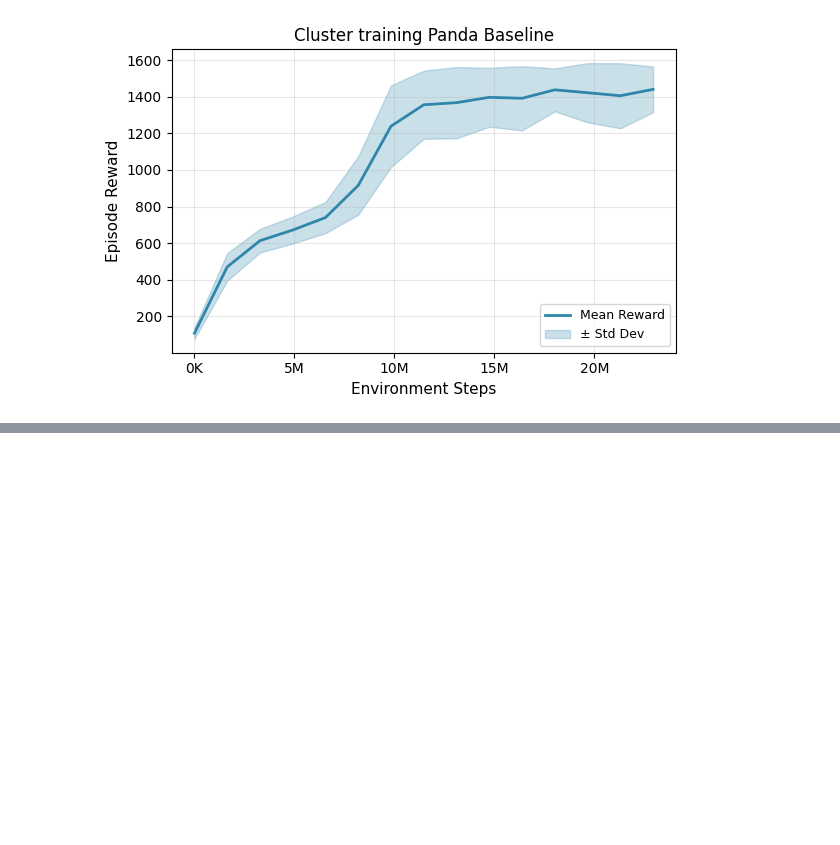
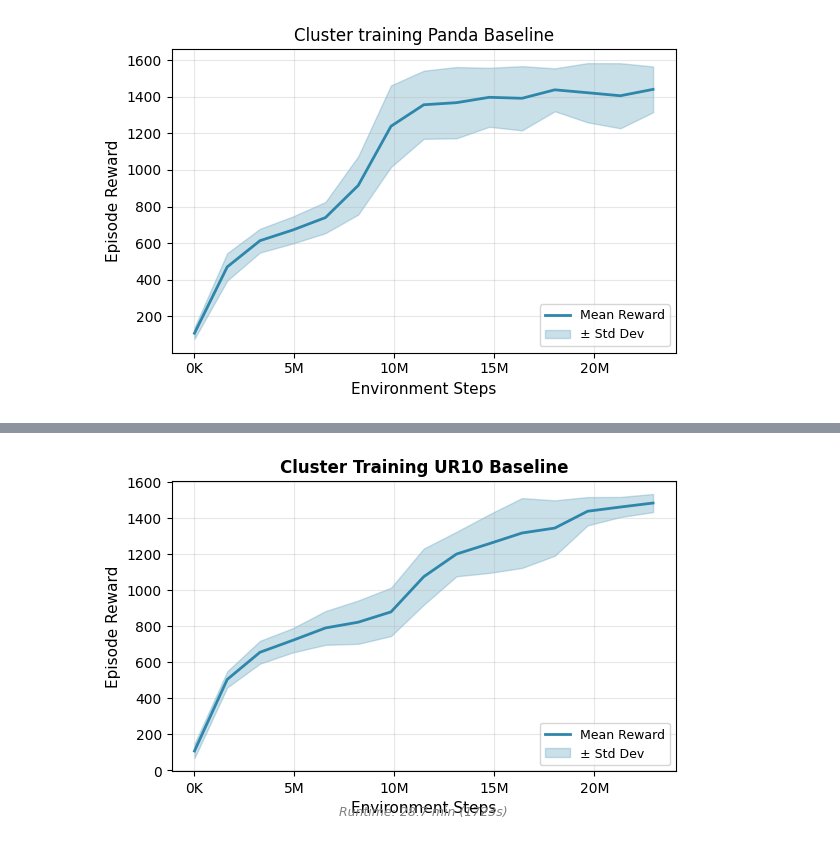
Before and after one commit to weissma6/my_mujoco_playground, a Jupyter notebook: evaluation/Show_Graphs.ipynb, the cells around one changed output, grey strips where cells are left out. Cells and saved outputs as stored; diff of their text form; code cells hidden in the pictures; blank space fills up the shorter version.

```diff
--- a/evaluation/Show_Graphs.ipynb
+++ b/evaluation/Show_Graphs.ipynb
@@ -4,21 +4,21 @@ import os
 
 api = wandb.Api()
 
-# List all runs in your project
-runs = api.runs("weissma6-zhaw-school-of-engineering/UR10_pick_ppo")
+# # List all runs in your project
+# runs = api.runs("weissma6-zhaw-school-of-engineering/UR10_pick_ppo")
 
-print("Available runs:")
-for run in runs:
-    print(f"  ID: {run.id}  |  Name: {run.name}  |  State: {run.state}")
+# print("Available runs:")
+# for run in runs:
+#     print(f"  ID: {run.id}  |  Name: {run.name}  |  State: {run.state}")
 
 
+# '''
+# This will show you the exact run IDs. Common issues:
+
+# 1. **Run name ≠ Run ID** — W&B has both `run.name` (display name) and `run.id` (unique identifier). You might be using the name instead of the ID.
+
+# 2. **Check in W&B UI** — Go to your run's page, the URL will §be:
+
+# https://wandb.ai/weissma6/UR10_pick_ppo/runs/<actual_run_id>
 '''
-This will show you the exact run IDs. Common issues:
-
-1. **Run name ≠ Run ID** — W&B has both `run.name` (display name) and `run.id` (unique identifier). You might be using the name instead of the ID.
-
-2. **Check in W&B UI** — Go to your run's page, the URL will §be:
-
-https://wandb.ai/weissma6/UR10_pick_ppo/runs/<actual_run_id>
-'''
 # %% [output]
@@ -104,14 +105,3 @@ plt.savefig("reward_comparison.png", bbox_inches="tight", dpi=300)
 plt.show()
 # %% [output]
 [figure]
-# %%
-import wandb
-
-api = wandb.Api()
-
-# List all runs in your project
-runs = api.runs("weissma6-zhaw-school-of-engineering/panda_pick_ppo")
-
-print("Available runs:")
-for run in runs:
-    print(f"  ID: {run.id}  |  Name: {run.name}  |  State: {run.state}")
@@ -240,0 +286,9 @@ plt.show()
+# %%
+plot_training_reward(
+    user="weissma6-zhaw-school-of-engineering",
+    project="ur10_pick_ppo",
+    run_id="4001_FR130_limp0.990.995_Damp=0.5_DR_off_20260208_170954_8864",
+    title="Cluster Training UR10 Baseline",
+)
+# %% [output]
+[figure, added]
```
Also changed, not shown: parts of 4 cells of this notebook, 6 other files.
